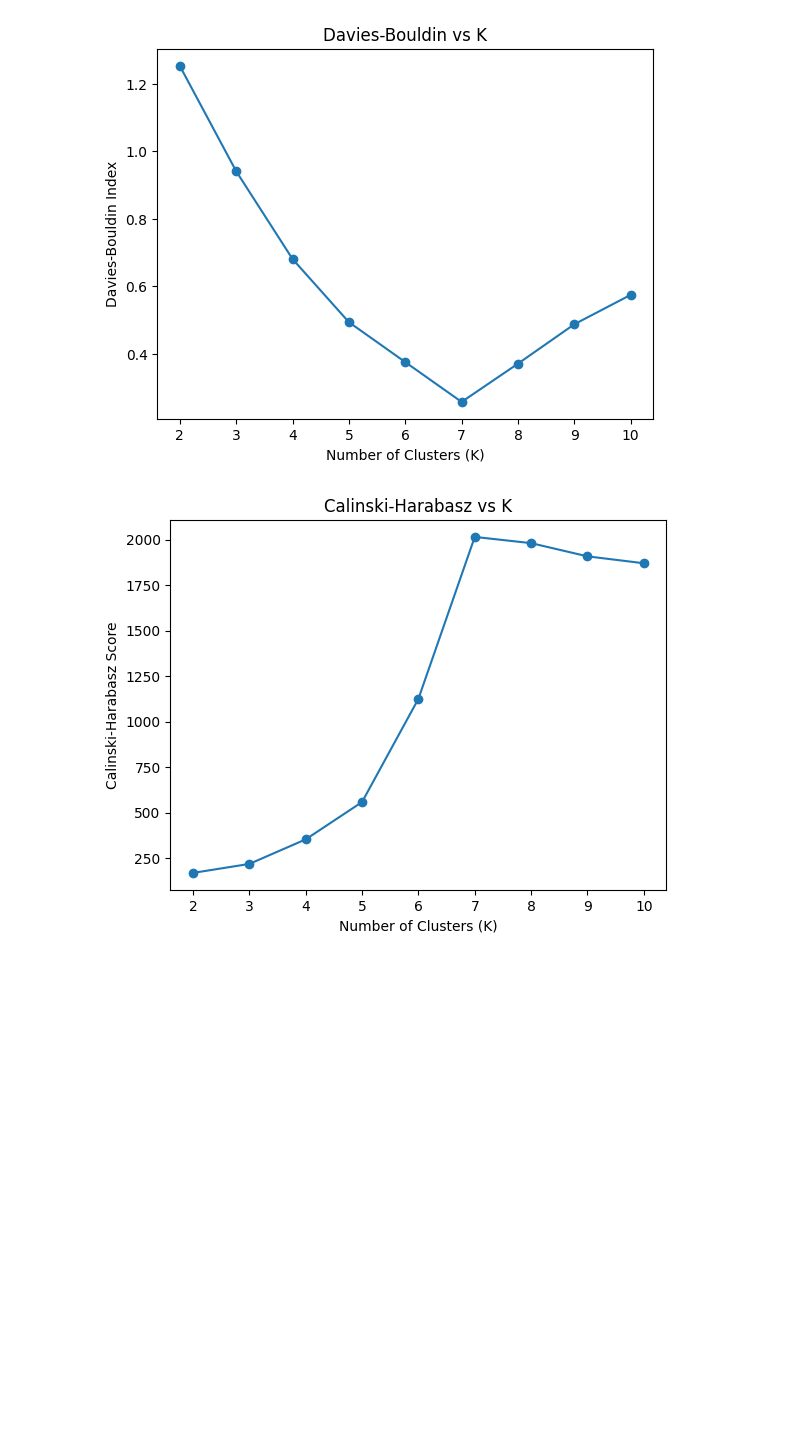
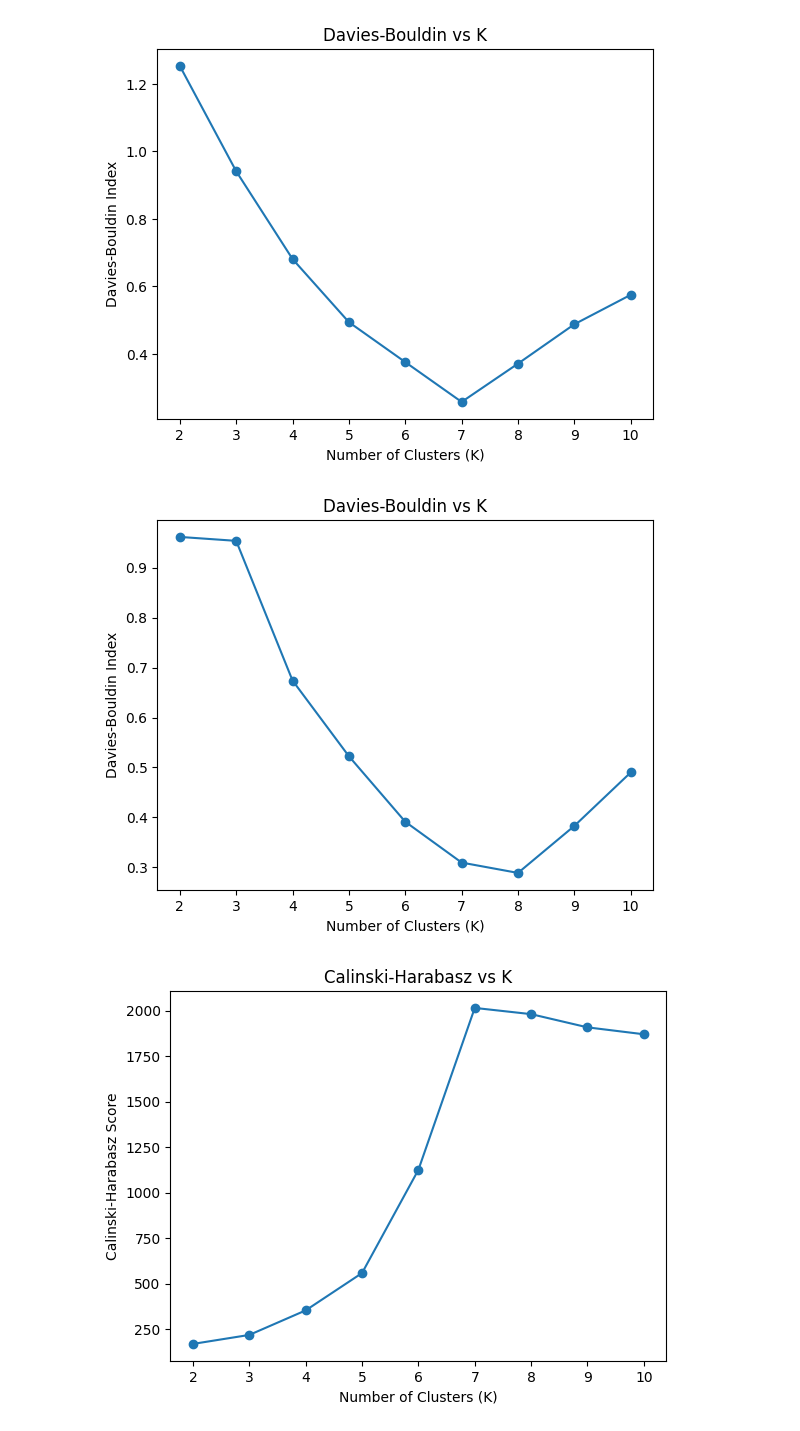
Before and after one commit to Aryan06406/E-Commerce-Customer-Segmentation, a Jupyter notebook: notebooks/3. training.ipynb, the cells around one changed output. Cells and saved outputs as stored; diff of their text form; code cells hidden in the pictures; blank space fills up the shorter version.

```diff
--- a/notebooks/3. training.ipynb
+++ b/notebooks/3. training.ipynb
@@ -163,6 +170,14 @@ plt.title("Davies-Bouldin vs K")
 plt.show()
 # %% [output]
 [figure]
+# %%
+plt.plot(K, db_scores_2, marker='o')
+plt.xlabel("Number of Clusters (K)")
+plt.ylabel("Davies-Bouldin Index")
+plt.title("Davies-Bouldin vs K")
+plt.show()
+# %% [output]
+[figure, added]
 # %%
 plt.plot(K, ch_scores, marker='o')
 plt.xlabel("Number of Clusters (K)")
```
Also changed, not shown: parts of 41 cells of this notebook, 8 other files.
